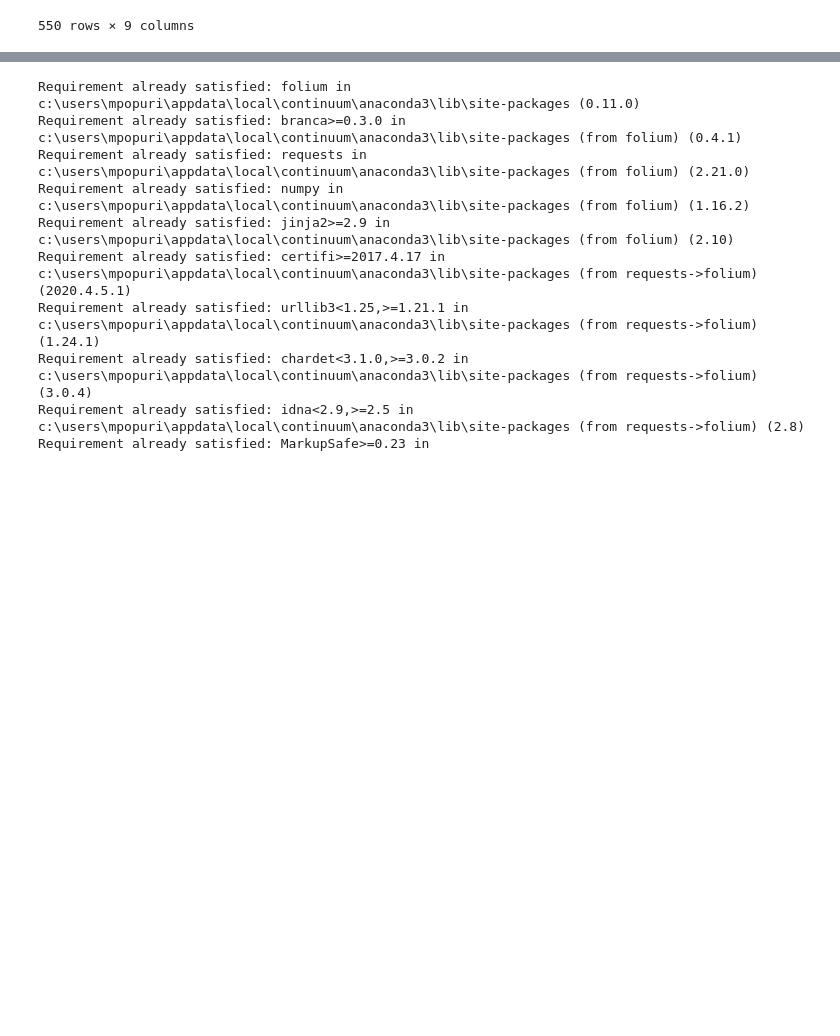
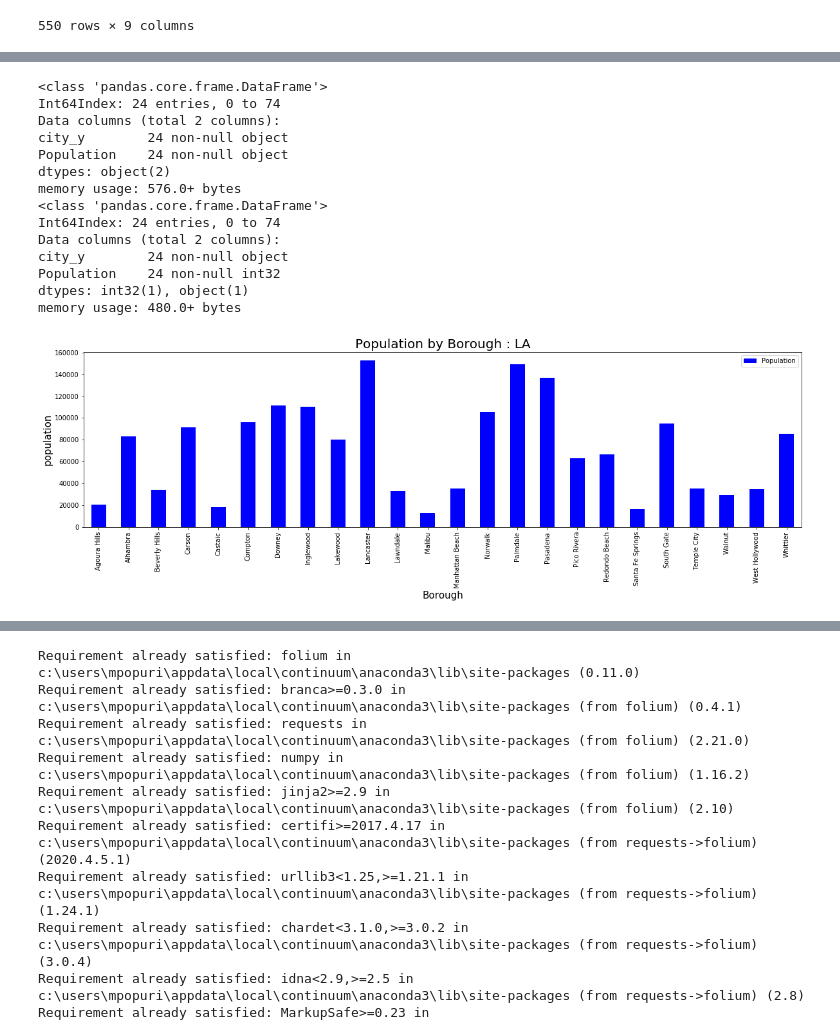
Before and after one commit to manipopuri/Coursera_Capstone, a Jupyter notebook: New Gas Stations Project.ipynb, the cells around one changed output, grey strips where cells are left out. Cells and saved outputs as stored; diff of their text form; code cells hidden in the pictures; blank space fills up the shorter version.

```diff
--- a/New Gas Stations Project.ipynb
+++ b/New Gas Stations Project.ipynb
@@ -177,0 +207,37 @@ df2
+# %%
+population = nigh2[['city_y','Population']]
+
+population = population.drop_duplicates()
+
+
+a = nigh2[['Population']]
+population.info()
+population['Population'] = population['Population'].str.replace(',', '')
+population['Population'] = population['Population'].astype(int)
+
+population.info()
+population = population[(population['city_y'] != 'Los Angeles')]
+
+
+population.groupby('city_y').sum().plot.bar(figsize=(20,5), color = 'Blue')
+plt.title('Population by Borough : LA', fontsize = 20)
+plt.xlabel('Borough', fontsize = 15)
+plt.ylabel('population', fontsize=15)
+plt.xticks(rotation = 'vertical')
+plt.show()
+# %% [output]
+<class 'pandas.core.frame.DataFrame'>
+Int64Index: 24 entries, 0 to 74
+Data columns (total 2 columns):
+city_y        24 non-null object
+Population    24 non-null object
+dtypes: object(2)
+memory usage: 576.0+ bytes
+<class 'pandas.core.frame.DataFrame'>
+Int64Index: 24 entries, 0 to 74
+Data columns (total 2 columns):
+city_y        24 non-null object
+Population    24 non-null int32
+dtypes: int32(1), object(1)
+memory usage: 480.0+ bytes
+[figure, added]
```
Also changed, not shown: parts of 11 cells of this notebook.
